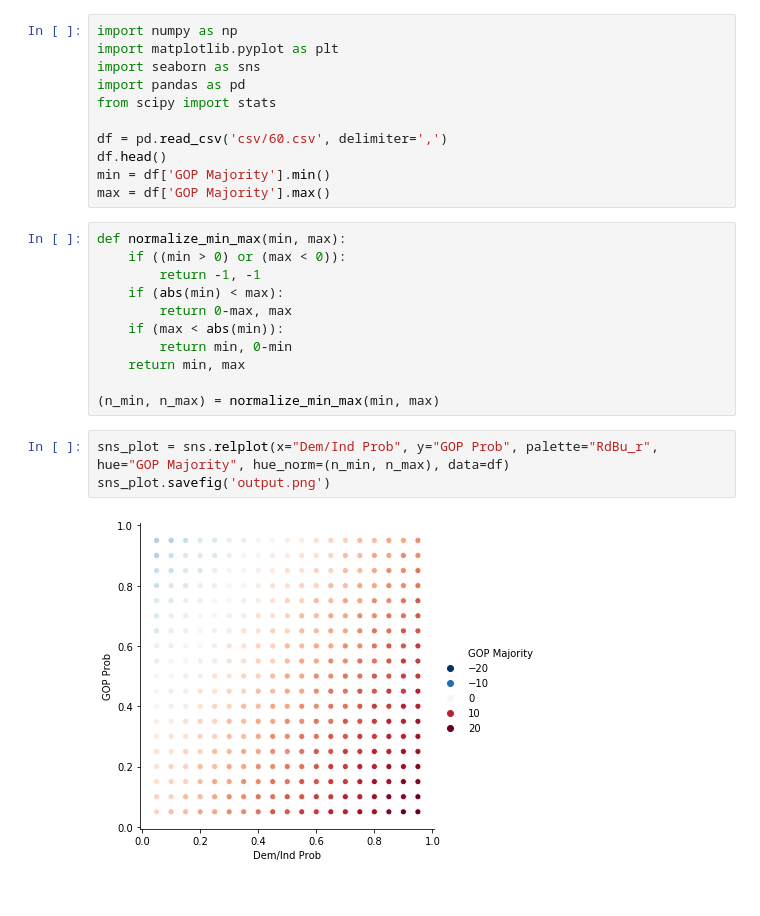
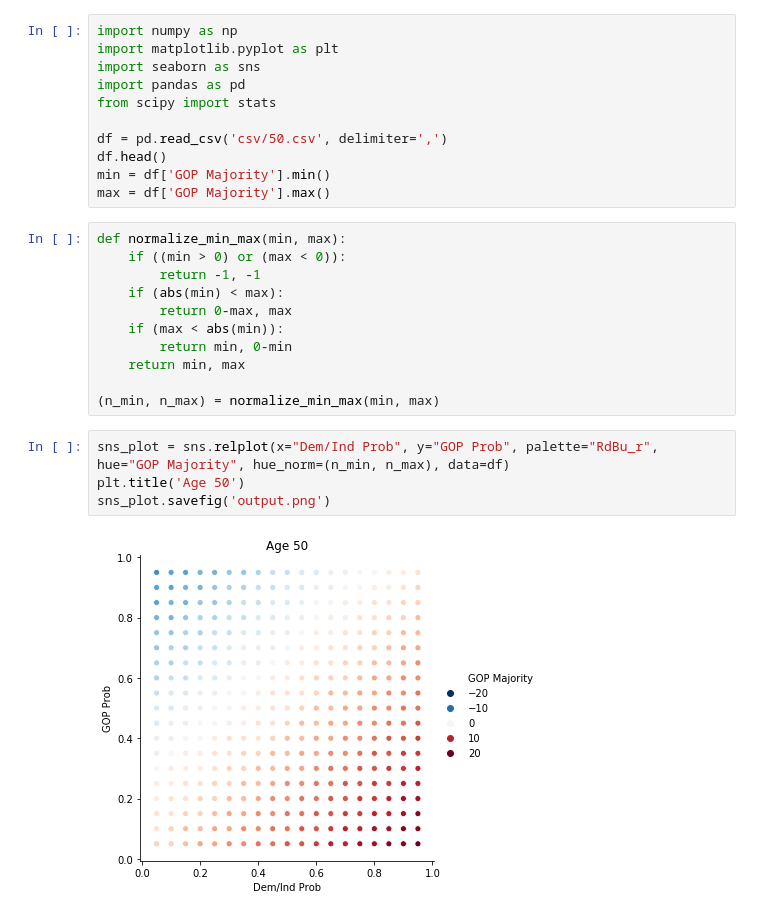
Before and after one commit to jeffokamoto/senate-covid, a Jupyter notebook: visualize.ipynb, the cells around one changed output. Cells and saved outputs as stored; diff of their text form.

```diff
--- a/visualize.ipynb
+++ b/visualize.ipynb
@@ -5,7 +5,7 @@ import seaborn as sns
 import pandas as pd
 from scipy import stats
 
-df = pd.read_csv('csv/60.csv', delimiter=',')
+df = pd.read_csv('csv/50.csv', delimiter=',')
 df.head()
 min = df['GOP Majority'].min()
 max = df['GOP Majority'].max()
@@ -22,6 +22,7 @@ def normalize_min_max(min, max):
 (n_min, n_max) = normalize_min_max(min, max)
 # %%
 sns_plot = sns.relplot(x="Dem/Ind Prob", y="GOP Prob", palette="RdBu_r", hue="GOP Majority", hue_norm=(n_min, n_max), data=df)
+plt.title('Age 50')
 sns_plot.savefig('output.png')
 # %% [output]
-[figure, old version]
+[figure, new version]
```
Also changed, not shown: 2 other files.
